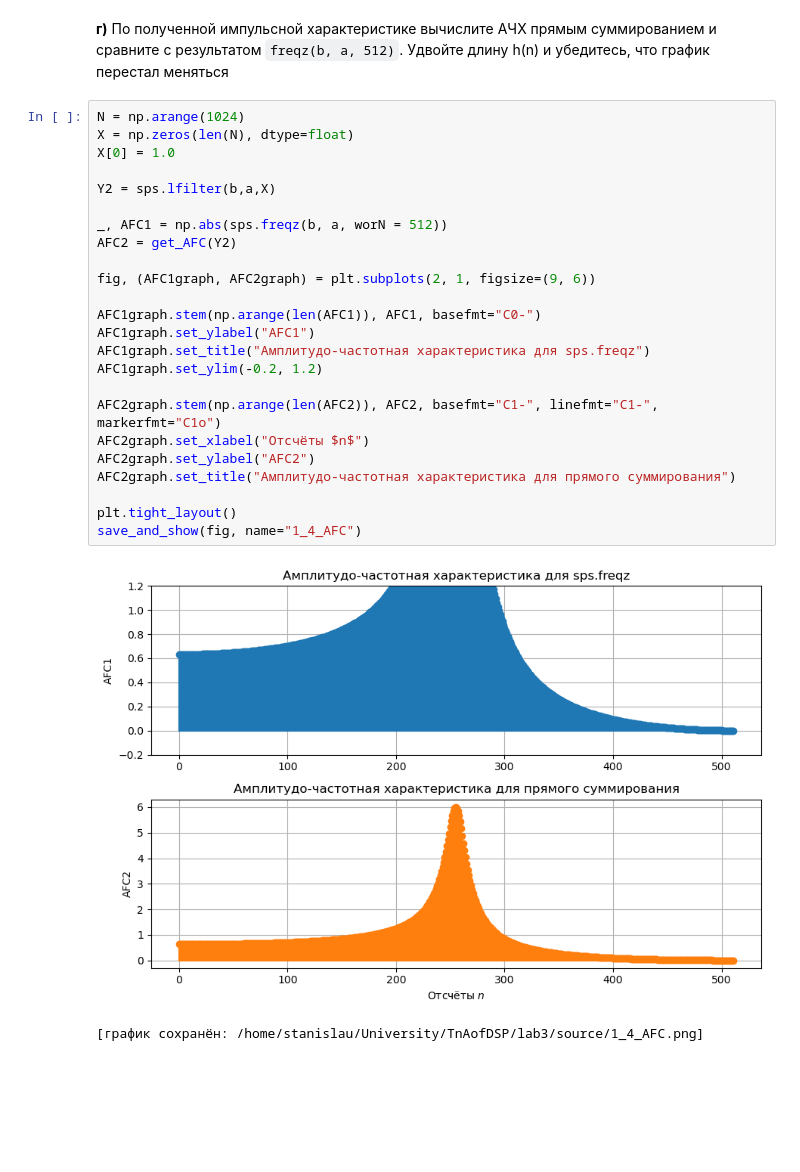
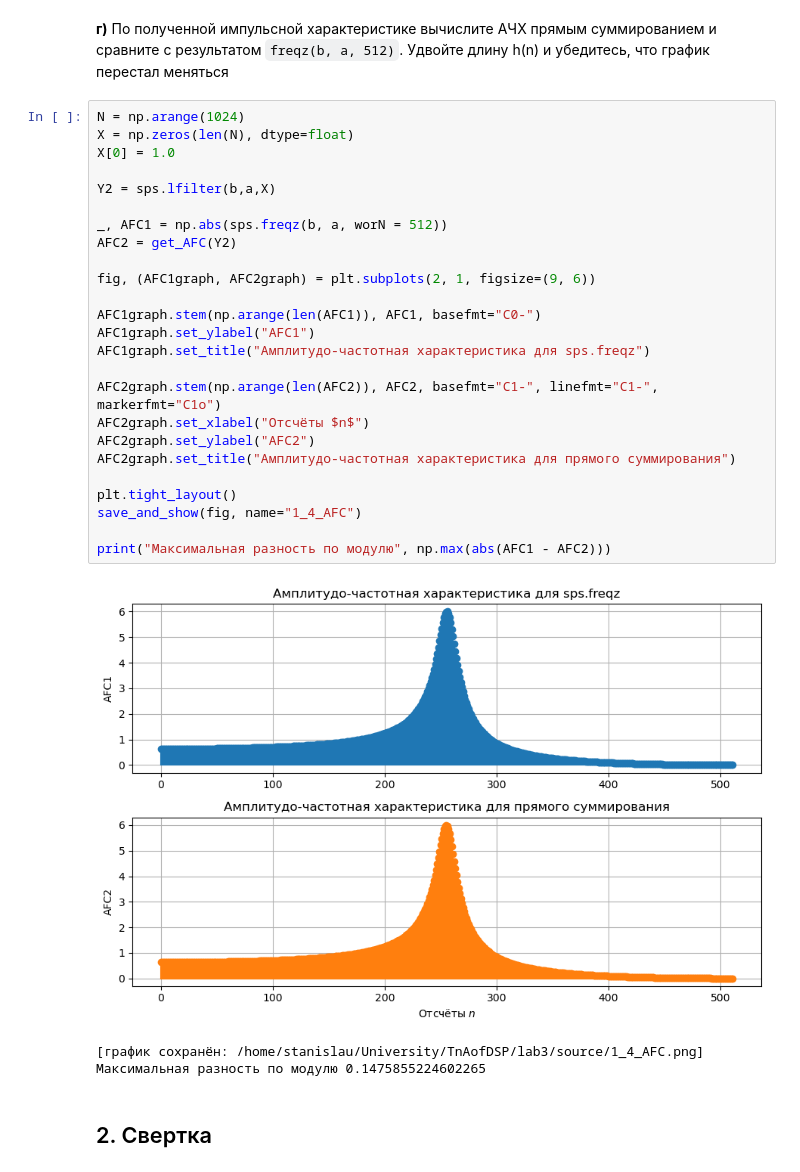
Before and after one commit to StanislauMikulski/TnAofDSP_lab3, a Jupyter notebook: main/main.ipynb, the cells around one changed output. Saved outputs shown, nothing was run; the diff lists cells and outputs as text; blank space fills up the shorter version.

```diff
--- a/main/main.ipynb
+++ b/main/main.ipynb
@@ -190,27 +191,31 @@ print("Максимальная разность по модулю", np.max(abs(
 # %%
 N = np.arange(1024)
 X = np.zeros(len(N), dtype=float)
 X[0] = 1.0
 
 Y2 = sps.lfilter(b,a,X)
 
 _, AFC1 = np.abs(sps.freqz(b, a, worN = 512))
 AFC2 = get_AFC(Y2)
 
 fig, (AFC1graph, AFC2graph) = plt.subplots(2, 1, figsize=(9, 6))
 
 AFC1graph.stem(np.arange(len(AFC1)), AFC1, basefmt="C0-")
 AFC1graph.set_ylabel("AFC1")
 AFC1graph.set_title("Амплитудо-частотная характеристика для sps.freqz")
-AFC1graph.set_ylim(-0.2, 1.2)
 
 AFC2graph.stem(np.arange(len(AFC2)), AFC2, basefmt="C1-", linefmt="C1-", markerfmt="C1o")
 AFC2graph.set_xlabel("Отсчёты $n$")
 AFC2graph.set_ylabel("AFC2")
 AFC2graph.set_title("Амплитудо-частотная характеристика для прямого суммирования")
 
 plt.tight_layout()
 save_and_show(fig, name="1_4_AFC")
+
+print("Максимальная разность по модулю", np.max(abs(AFC1 - AFC2)))
 # %% [output]
-[figure, old version]
+[figure, new version]
 [график сохранён: /home/stanislau/University/TnAofDSP/lab3/source/1_4_AFC.png]
+Максимальная разность по модулю 0.1475855224602265
+# %% [markdown]
+## 2. Свертка
```
Also changed, not shown: parts of 21 cells of this notebook.
